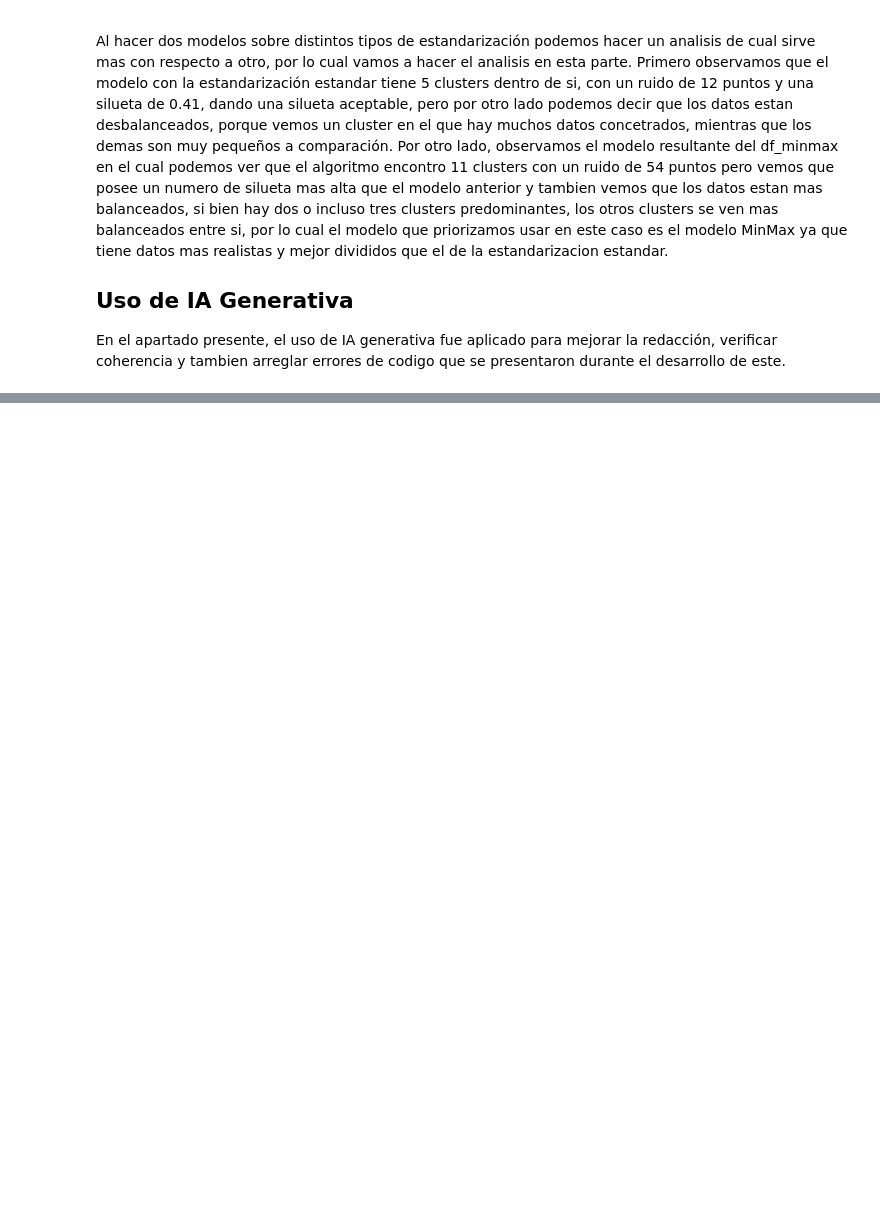
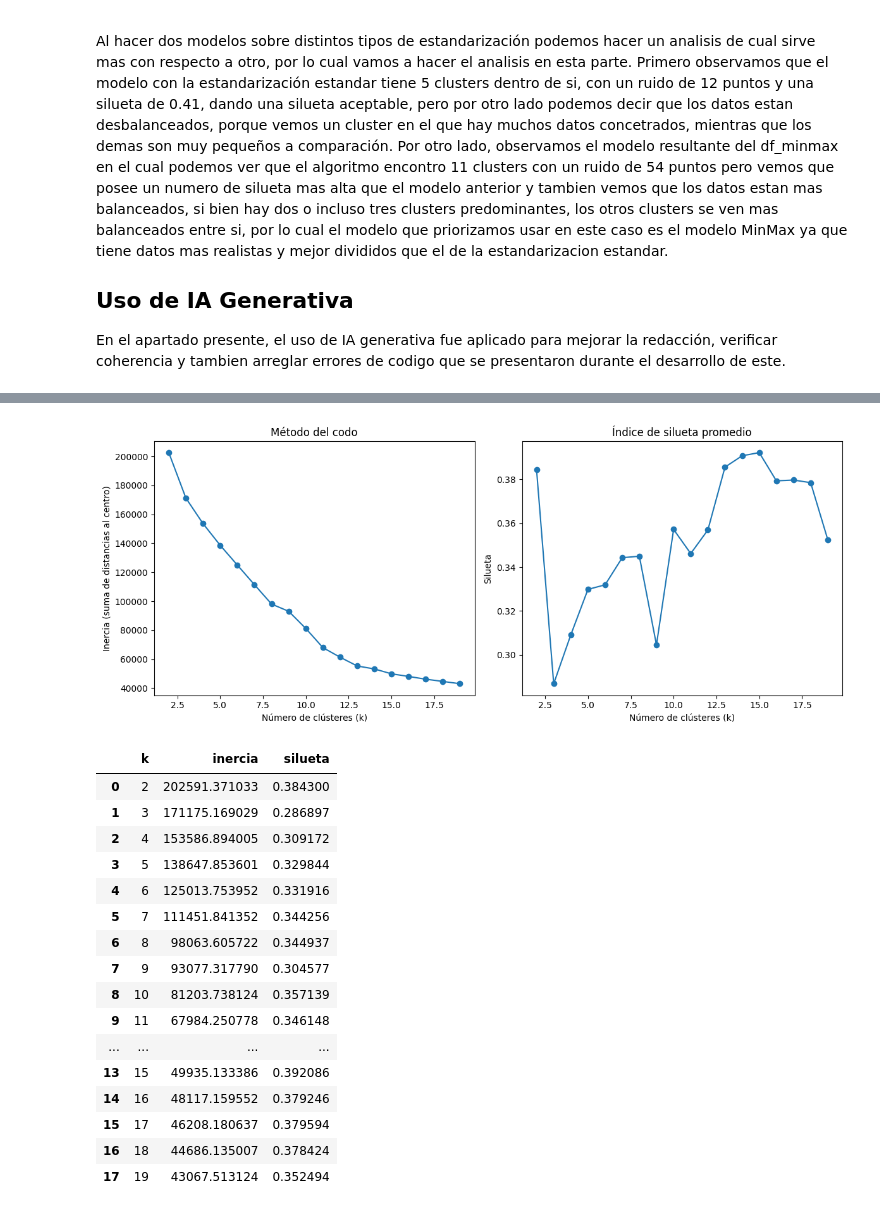
Before and after one commit to Trabajos-BI/Laboratorio2BI, a Jupyter notebook: Lab2/SeneCafeAlpes.ipynb, the cells around one changed output, grey strips where cells are left out. Drawn from its saved outputs; the diff is of its cells as text; code cells hidden in the pictures; blank space fills up the shorter version.

Commit message:
K-Means

```diff
--- a/Lab2/SeneCafeAlpes.ipynb
+++ b/Lab2/SeneCafeAlpes.ipynb
@@ -1059,0 +1157,80 @@ En el apartado presente, el uso de IA generativa fue aplicado para mejorar la re
+# %%
+import numpy as np
+import pandas as pd
+import matplotlib.pyplot as plt
+from sklearn.cluster import KMeans
+from sklearn.metrics import silhouette_score
+from sklearn.decomposition import PCA
+
+k_range = range(2, 20)
+
+inertias = []
+sil_scores = []
+
+max_sil_samples = 6000
+sil_idx = (np.random.RandomState(42)
+           .choice(len(X_kmeans), size=min(len(X_kmeans), max_sil_samples), replace=False))
+
+for k in k_range:
+    km = KMeans(n_clusters=k, n_init=20, random_state=42)
+    labels = km.fit_predict(X_kmeans)
+    inertias.append(km.inertia_)
+
+    try:
+        sil = silhouette_score(X_kmeans.iloc[sil_idx] if hasattr(X_kmeans, "iloc") else X_kmeans[sil_idx],
+                               labels[sil_idx])
+    except Exception:
+        sil = silhouette_score(X_kmeans, labels)
+    sil_scores.append(sil)
+
+fig, ax = plt.subplots(1, 2, figsize=(12, 5))
+
+ax[0].plot(list(k_range), inertias, marker='o')
+ax[0].set_title("Método del codo")
+ax[0].set_xlabel("Número de clústeres (k)")
+ax[0].set_ylabel("Inercia (suma de distancias al centro)")
+
+ax[1].plot(list(k_range), sil_scores, marker='o')
+ax[1].set_title("Índice de silueta promedio")
+ax[1].set_xlabel("Número de clústeres (k)")
+ax[1].set_ylabel("Silueta")
+
+plt.tight_layout()
+plt.show()
+
+res = pd.DataFrame({"k": list(k_range), "inercia": inertias, "silueta": sil_scores})
+display(res)
+
+k_best = int(res.loc[res["silueta"].idxmax(), "k"])
+print(f"Mejor k por silueta: {k_best}")
+
+km_best = KMeans(n_clusters=k_best, n_init=20, random_state=42)
+labels_best = km_best.fit_predict(X_kmeans)
+
+pca = PCA(n_components=2, random_state=42)
+X_pca = pca.fit_transform(X_kmeans)
+
+plt.figure(figsize=(8,6))
+plt.scatter(X_pca[:,0], X_pca[:,1], c=labels_best, s=10, alpha=0.6)
+plt.title(f"Proyección PCA coloreada por K-Means (k={k_best})")
+plt.xlabel("PC1"); plt.ylabel("PC2")
+plt.show()
+# %% [output]
+[figure, added]
+|  | k | inercia | silueta |
+| 0 | 2 | 202591.371033 | 0.384300 |
+| 1 | 3 | 171175.169029 | 0.286897 |
+| 2 | 4 | 153586.894005 | 0.309172 |
+| 3 | 5 | 138647.853601 | 0.329844 |
+| 4 | 6 | 125013.753952 | 0.331916 |
+| 5 | 7 | 111451.841352 | 0.344256 |
+| 6 | 8 | 98063.605722 | 0.344937 |
+| 7 | 9 | 93077.317790 | 0.304577 |
+| 8 | 10 | 81203.738124 | 0.357139 |
+| 9 | 11 | 67984.250778 | 0.346148 |
+| ... | ... | ... | ... |
+| 13 | 15 | 49935.133386 | 0.392086 |
+| 14 | 16 | 48117.159552 | 0.379246 |
+| 15 | 17 | 46208.180637 | 0.379594 |
+| 16 | 18 | 44686.135007 | 0.378424 |
+| 17 | 19 | 43067.513124 | 0.352494 |
```
Also changed, not shown: parts of 18 cells of this notebook.
